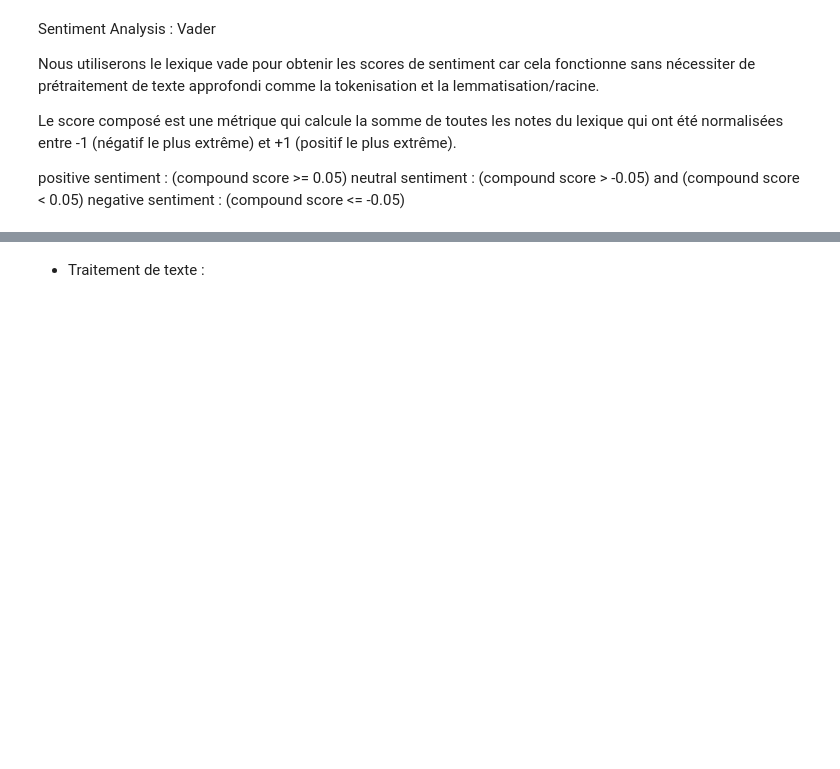
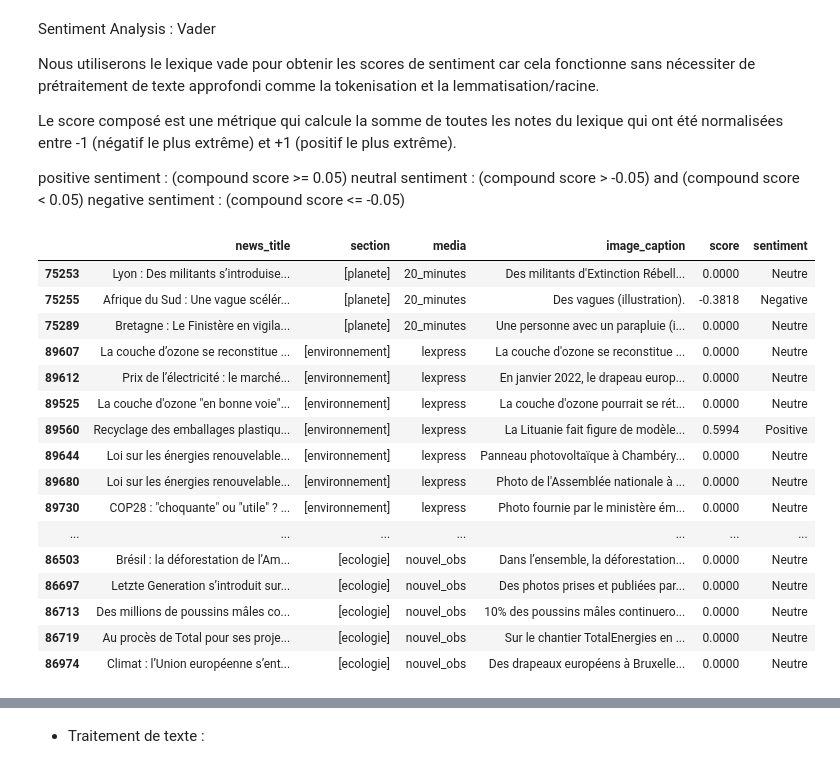
Before and after one commit to dataforgoodfr/quotaclimat, a Jupyter notebook: notebooks/NLP_sitemaps/nlp.ipynb, the cells around one changed output, grey strips where cells are left out. Saved outputs shown, nothing was run; the diff lists cells and outputs as text; code cells hidden in the pictures; blank space fills up the shorter version.

```diff
--- a/notebooks/NLP_sitemaps/nlp.ipynb
+++ b/notebooks/NLP_sitemaps/nlp.ipynb
@@ -319,3 +324,23 @@ negative sentiment : (compound score <= -0.05)
+# %%
+df_climat.tail(100)
+# %% [output]
+|  | news_title | section | media | image_caption | score | sentiment |
+| 75253 | Lyon : Des militants s’introduise... | [planete] | 20_minutes | Des militants d'Extinction Rébell... | 0.0000 | Neutre |
+| 75255 | Afrique du Sud : Une vague scélér... | [planete] | 20_minutes | Des vagues (illustration). | -0.3818 | Negative |
+| 75289 | Bretagne : Le Finistère en vigila... | [planete] | 20_minutes | Une personne avec un parapluie (i... | 0.0000 | Neutre |
+| 89607 | La couche d’ozone se reconstitue ... | [environnement] | lexpress | La couche d'ozone se reconstitue ... | 0.0000 | Neutre |
+| 89612 | Prix de l’électricité : le marché... | [environnement] | lexpress | En janvier 2022, le drapeau europ... | 0.0000 | Neutre |
+| 89525 | La couche d'ozone "en bonne voie"... | [environnement] | lexpress | La couche d'ozone pourrait se rét... | 0.0000 | Neutre |
+| 89560 | Recyclage des emballages plastiqu... | [environnement] | lexpress | La Lituanie fait figure de modèle... | 0.5994 | Positive |
+| 89644 | Loi sur les énergies renouvelable... | [environnement] | lexpress | Panneau photovoltaïque à Chambéry... | 0.0000 | Neutre |
+| 89680 | Loi sur les énergies renouvelable... | [environnement] | lexpress | Photo de l'Assemblée nationale à ... | 0.0000 | Neutre |
+| 89730 | COP28 : "choquante" ou "utile" ? ... | [environnement] | lexpress | Photo fournie par le ministère ém... | 0.0000 | Neutre |
+| ... | ... | ... | ... | ... | ... | ... |
+| 86503 | Brésil : la déforestation de l’Am... | [ecologie] | nouvel_obs | Dans l’ensemble, la déforestation... | 0.0000 | Neutre |
+| 86697 | Letzte Generation s’introduit sur... | [ecologie] | nouvel_obs | Des photos prises et publiées par... | 0.0000 | Neutre |
+| 86713 | Des millions de poussins mâles co... | [ecologie] | nouvel_obs | 10% des poussins mâles continuero... | 0.0000 | Neutre |
+| 86719 | Au procès de Total pour ses proje... | [ecologie] | nouvel_obs | Sur le chantier TotalEnergies en ... | 0.0000 | Neutre |
+| 86974 | Climat : l’Union européenne s’ent... | [ecologie] | nouvel_obs | Des drapeaux européens à Bruxelle... | 0.0000 | Neutre |
 # %%
 #import nltk and vader lexicon packages
 import nltk
```
Also changed, not shown: parts of 42 cells of this notebook.
